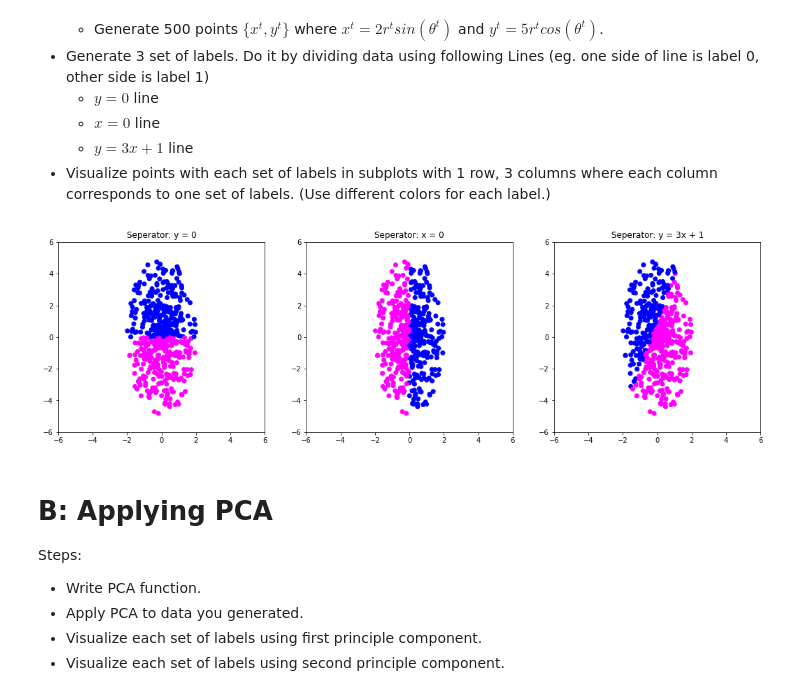
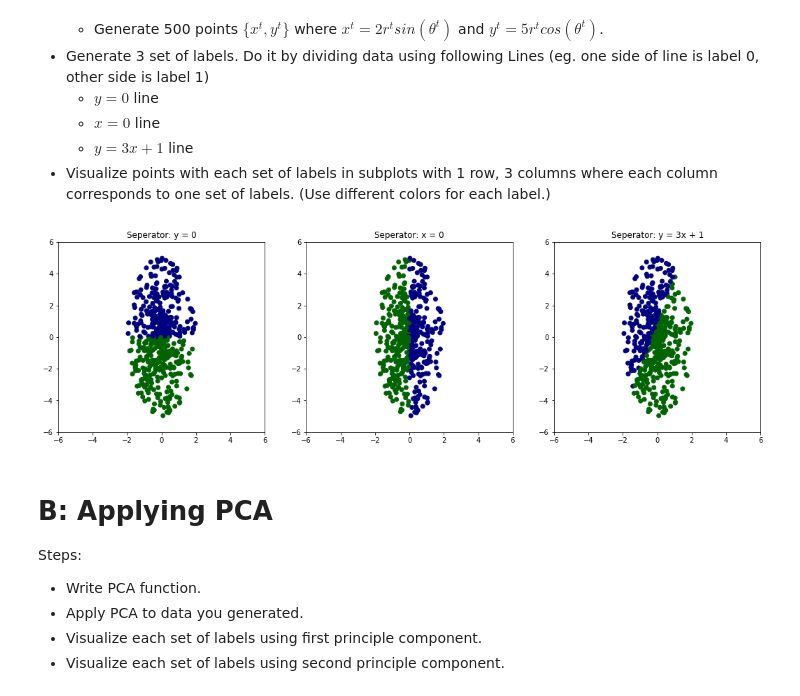
Before and after one commit to nazmicancalik/ml, a Jupyter notebook: 2/hw2.ipynb, the cells around one changed output. Saved outputs shown, nothing was run; the diff lists cells and outputs as text; code cells hidden in the pictures.

```diff
--- a/2/hw2.ipynb
+++ b/2/hw2.ipynb
@@ -21,6 +21,8 @@ Steps:
 * Visualize points with each set of labels in subplots with 1 row, 3 columns where each column corresponds to one set of labels. (Use different colors for each label.)
 # %%
 SIZE = 500
+COLORS = ['darkgreen','navy']
+
 def generate_labels(x_values,y_values):
     labels = []
     for index,x in enumerate(x_values):
@@ -43,38 +45,37 @@ def create_dataset():
     theta_values = np.random.uniform(-180,180,size=SIZE)
     r_values = np.random.rand(SIZE)
     x_values,y_values = generate_x_y_values(theta_values,r_values)
     return x_values,y_values
 
 def visualize_data(x_values,y_values,labels):
-    colors = ['magenta','blue']
     fig, axs = plt.subplots(1, 3, figsize=(18, 5))
 
     lim = [-6.0,6.0]
 
-    axs[0].scatter(x_values, y_values, c=labels[:,0], cmap=matplotlib.colors.ListedColormap(colors))
+    axs[0].scatter(x_values, y_values, c=labels[:,0], cmap=matplotlib.colors.ListedColormap(COLORS))
     axs[0].set_xlim(lim)
     axs[0].set_ylim(lim)
     axs[0].set_title('Seperator: y = 0')
 
-    axs[1].scatter(x_values, y_values, c=labels[:,1], cmap=matplotlib.colors.ListedColormap(colors))
+    axs[1].scatter(x_values, y_values, c=labels[:,1], cmap=matplotlib.colors.ListedColormap(COLORS))
     axs[1].set_xlim(lim)
     axs[1].set_ylim(lim)
     axs[1].set_title('Seperator: x = 0')
 
-    axs[2].scatter(x_values, y_values, c=labels[:,2], cmap=matplotlib.colors.ListedColormap(colors))
+    axs[2].scatter(x_values, y_values, c=labels[:,2], cmap=matplotlib.colors.ListedColormap(COLORS))
     axs[2].set_xlim(lim)
     axs[2].set_ylim(lim)
     axs[2].set_title('Seperator: y = 3x + 1')
 
 
     plt.show()
 
 x_values,y_values = create_dataset()
 labels = generate_labels(x_values,y_values)
 
 visualize_data(x_values,y_values,labels)
 # %% [output]
-[figure, old version]
+[figure, new version]
 # %% [markdown]
 # B: Applying PCA
 Steps:
```
Also changed, not shown: parts of 2 cells of this notebook.
